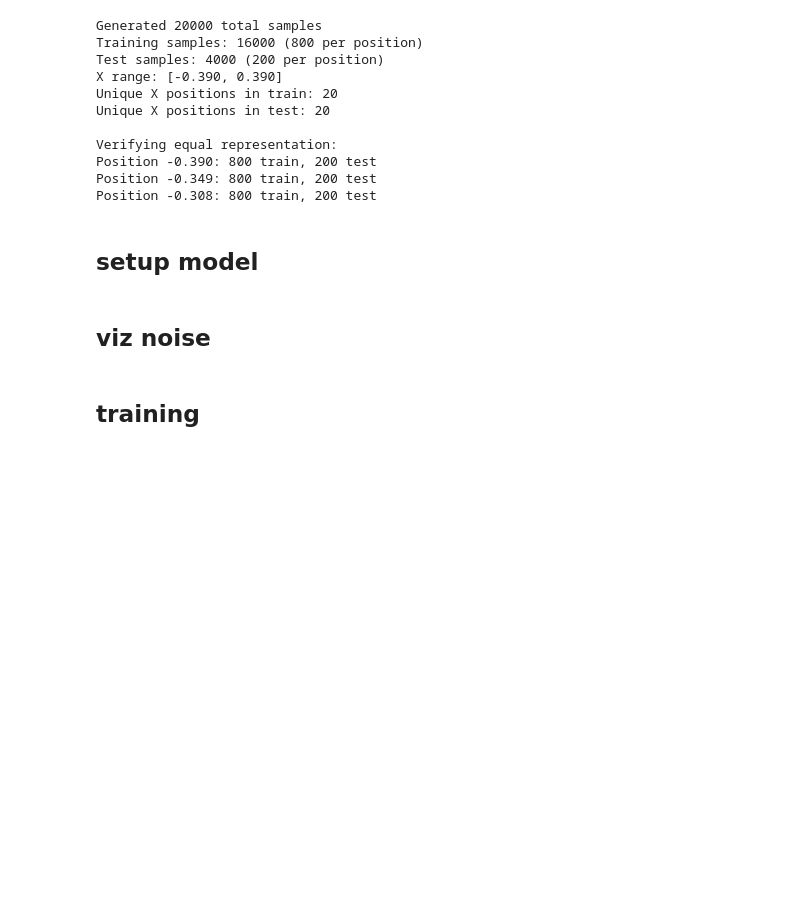
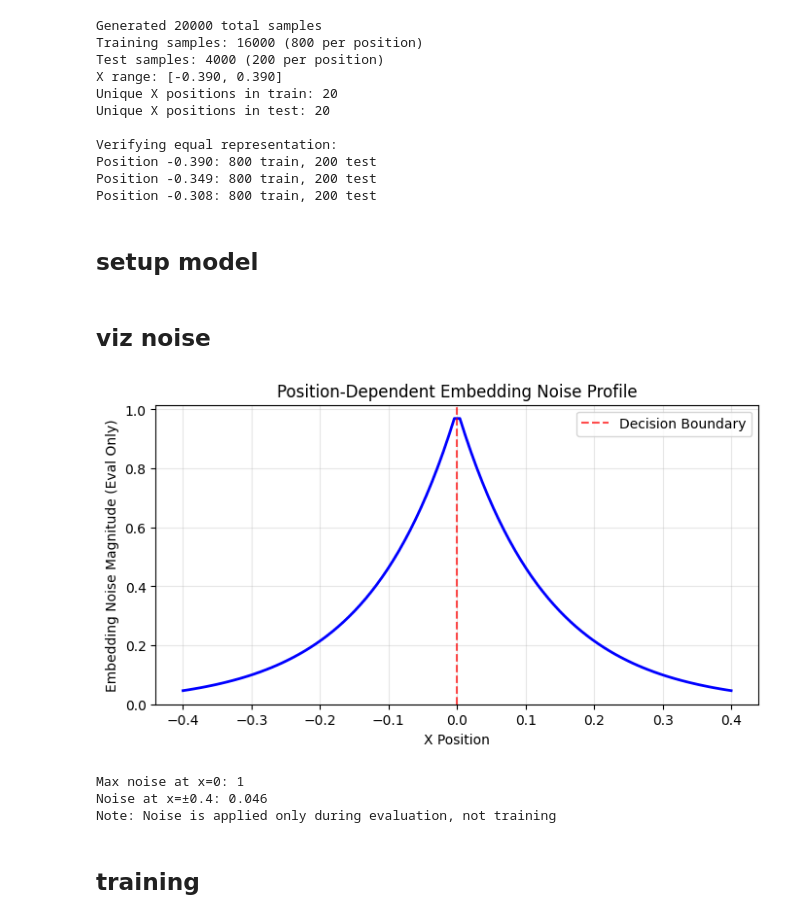
Before and after one commit to siyer7/asymmetry_design, a Jupyter notebook: code/NN_multihead.ipynb, the cells around one changed output. Cells and saved outputs as stored; diff of their text form; code cells hidden in the pictures; blank space fills up the shorter version.

```diff
--- a/code/NN_multihead.ipynb
+++ b/code/NN_multihead.ipynb
@@ -151,22 +180,28 @@ epoch_avg_performance = {
 # %% [markdown]
 ## viz noise
 # %%
-# # Visualize the position-dependent noise profile
-# x_test_range = torch.linspace(-0.4, 0.4, 100).unsqueeze(1)
-# with torch.no_grad():
-#     noise_magnitudes = model._compute_embedding_noise_magnitude(x_test_range)
+# Visualize the position-dependent noise profile
+x_test_range = torch.linspace(-0.4, 0.4, 100).unsqueeze(1)
+with torch.no_grad():
+    noise_magnitudes = model._compute_embedding_noise_magnitude(x_test_range)
 
-# plt.figure(figsize=(4, 2))
-# plt.plot(x_test_range.squeeze(), noise_magnitudes.squeeze(), 'b-', linewidth=2)
-# plt.axvline(x=0, color='red', linestyle='--', alpha=0.7, label='Decision Boundary')
-# plt.xlabel('X Position')
-# plt.ylabel('Embedding Noise Magnitude')
-# plt.title('Position-Dependent Embedding Noise Profile')
-# plt.grid(True, alpha=0.3)
-# plt.legend()
-# plt.show()
+plt.figure(figsize=(8, 4))
+plt.plot(x_test_range.squeeze(), noise_magnitudes.squeeze(), 'b-', linewidth=2)
+plt.axvline(x=0, color='red', linestyle='--', alpha=0.7, label='Decision Boundary')
+plt.xlabel('X Position')
+plt.ylabel('Embedding Noise Magnitude (Eval Only)')
+plt.title('Position-Dependent Embedding Noise Profile')
+plt.grid(True, alpha=0.3)
+plt.legend()
+plt.show()
 
-# print(f"Max noise at x=0: {model.max_embedding_noise}")
-# print(f"Noise at x=±0.4: {model._compute_embedding_noise_magnitude(torch.tensor([[0.4]])).item():.3f}")
+print(f"Max noise at x=0: {model.max_embedding_noise}")
+print(f"Noise at x=±0.4: {model._compute_embedding_noise_magnitude(torch.tensor([[0.4]])).item():.3f}")
+print("Note: Noise is applied only during evaluation, not training")
+# %% [output]
+[figure, added]
+Max noise at x=0: 1
+Noise at x=±0.4: 0.046
+Note: Noise is applied only during evaluation, not training
 # %% [markdown]
 ## training
```
Also changed, not shown: parts of 7 cells of this notebook.
